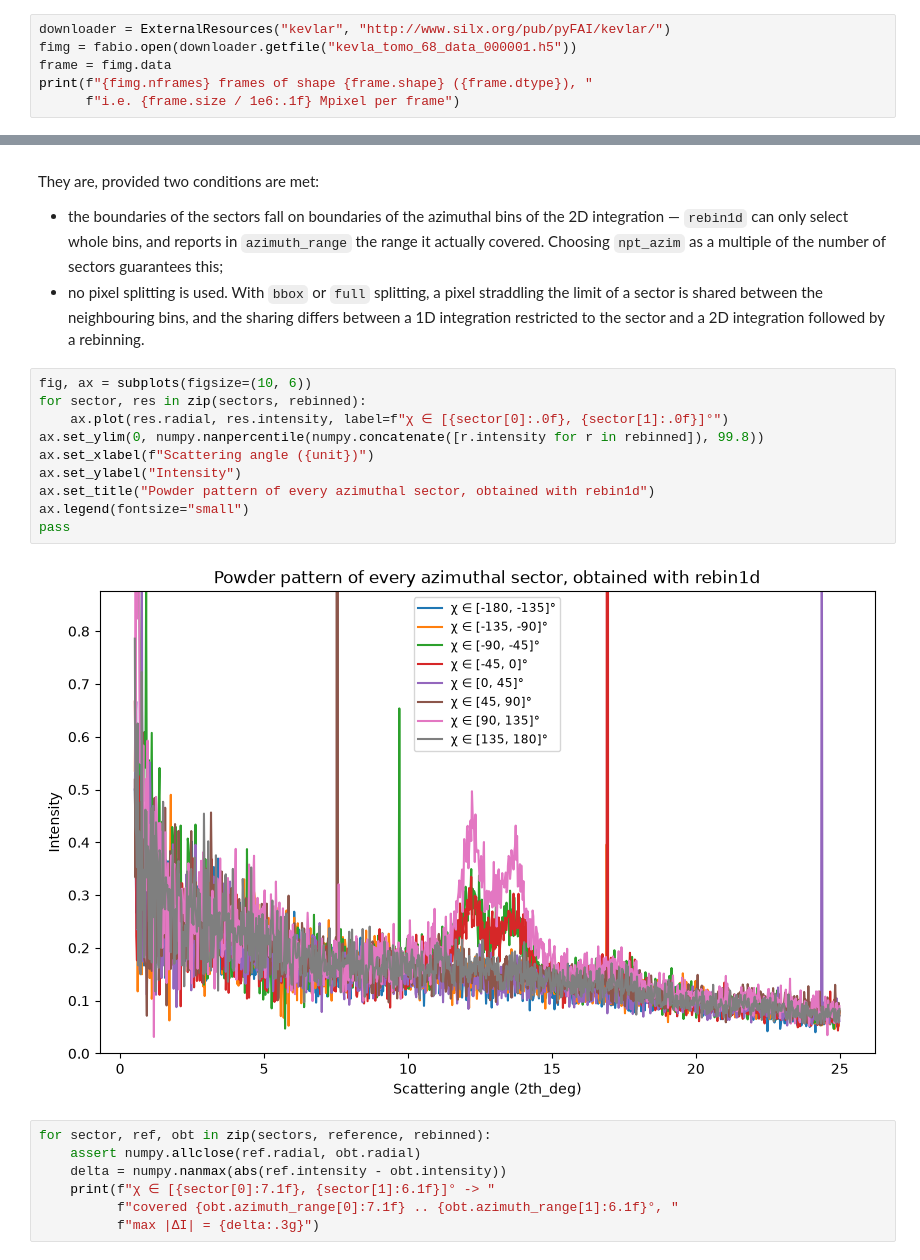
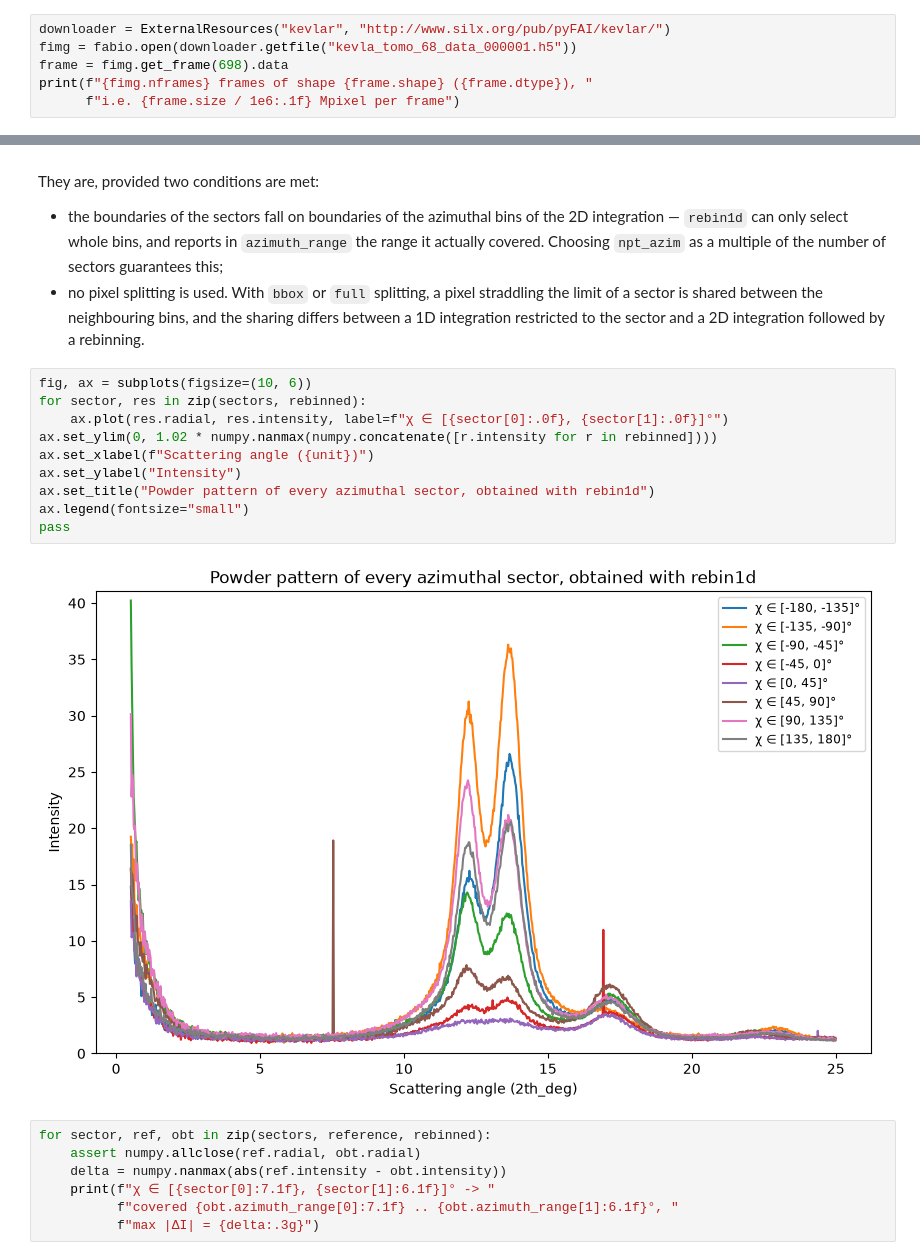
Before and after one commit to silx-kit/pyFAI, a Jupyter notebook: doc/source/usage/tutorial/rebin.ipynb, the cells around one changed output, grey strips where cells are left out. Saved outputs shown, nothing was run; the diff lists cells and outputs as text.

Commit message:
change image

```diff
--- a/doc/source/usage/tutorial/rebin.ipynb
+++ b/doc/source/usage/tutorial/rebin.ipynb
@@ -41,7 +42,7 @@ the following ones reuse the local copy.
 # %%
 downloader = ExternalResources("kevlar", "http://www.silx.org/pub/pyFAI/kevlar/")
 fimg = fabio.open(downloader.getfile("kevla_tomo_68_data_000001.h5"))
-frame = fimg.data
+frame = fimg.get_frame(698).data
 print(f"{fimg.nframes} frames of shape {frame.shape} ({frame.dtype}), "
       f"i.e. {frame.size / 1e6:.1f} Mpixel per frame")
 # %% [output]
@@ -217,15 +218,15 @@ They are, provided two conditions are met:
 # %%
 fig, ax = subplots(figsize=(10, 6))
 for sector, res in zip(sectors, rebinned):
     ax.plot(res.radial, res.intensity, label=f"χ ∈ [{sector[0]:.0f}, {sector[1]:.0f}]°")
-ax.set_ylim(0, numpy.nanpercentile(numpy.concatenate([r.intensity for r in rebinned]), 99.8))
+ax.set_ylim(0, 1.02 * numpy.nanmax(numpy.concatenate([r.intensity for r in rebinned])))
 ax.set_xlabel(f"Scattering angle ({unit})")
 ax.set_ylabel("Intensity")
 ax.set_title("Powder pattern of every azimuthal sector, obtained with rebin1d")
 ax.legend(fontsize="small")
 pass
 # %% [output]
-[figure, old version]
+[figure, new version]
 # %%
 for sector, ref, obt in zip(sectors, reference, rebinned):
     assert numpy.allclose(ref.radial, obt.radial)
```
Also changed, not shown: parts of 16 cells of this notebook.
